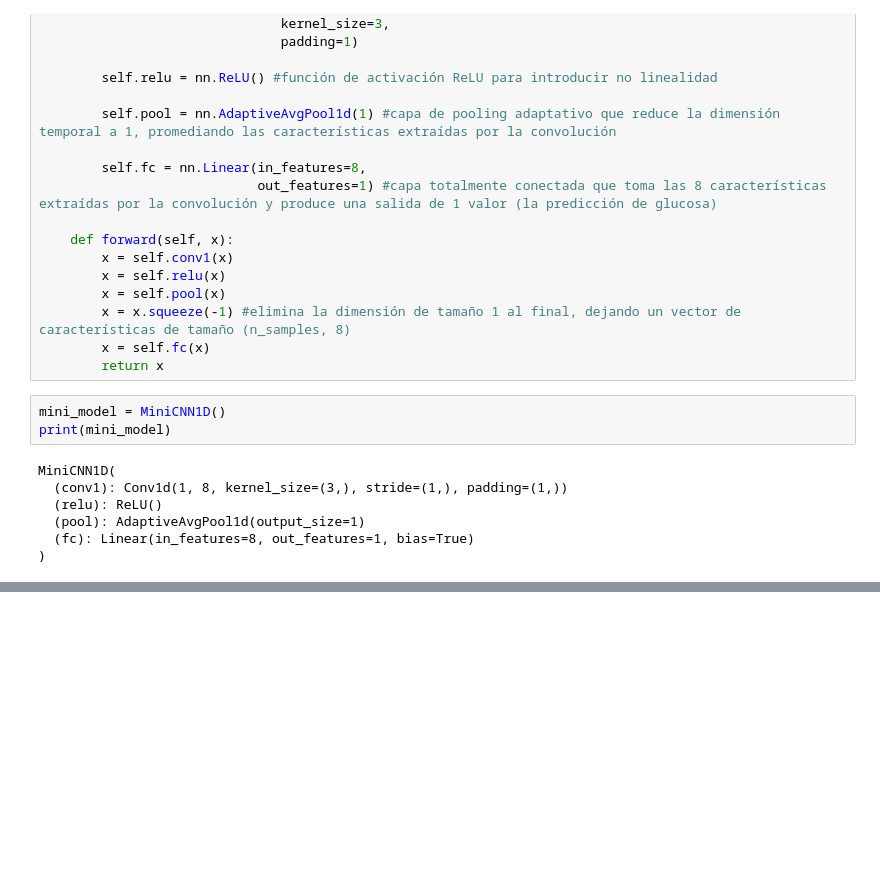
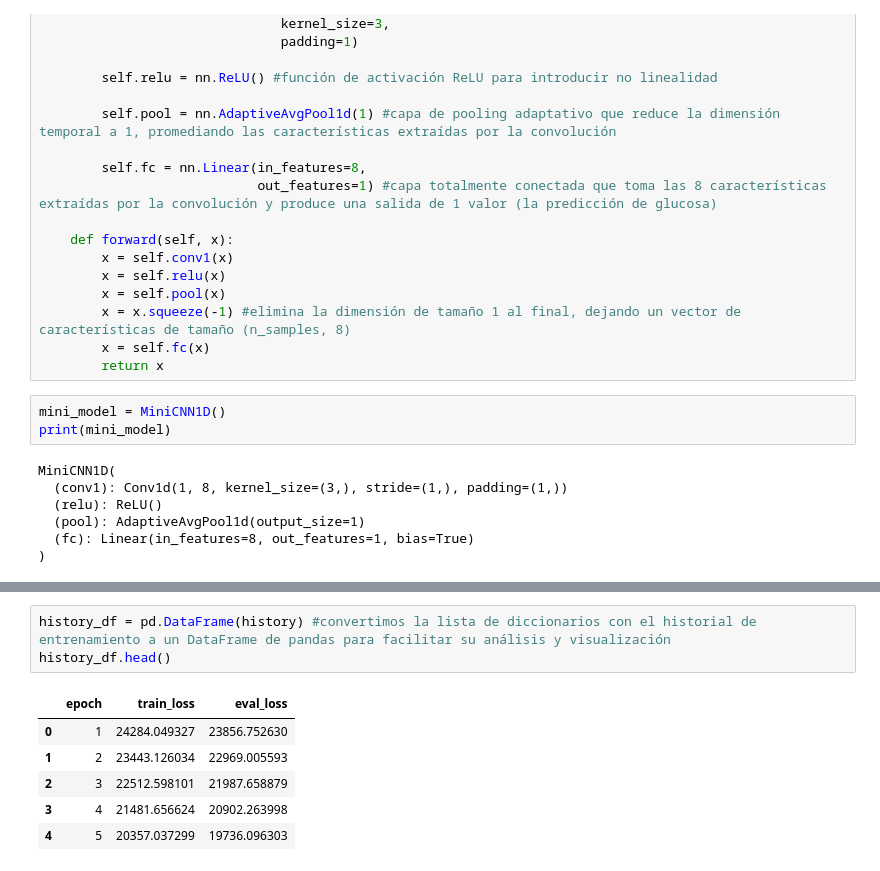
Before and after one commit to Axxel135/predict_bgl, a Jupyter notebook: notebooks/01_exploracion.ipynb, the cells around one changed output, grey strips where cells are left out. Saved outputs shown, nothing was run; the diff lists cells and outputs as text; blank space fills up the shorter version.

```diff
--- a/notebooks/01_exploracion.ipynb
+++ b/notebooks/01_exploracion.ipynb
@@ -846,0 +847,10 @@ for epoch in range(num_epochs):
+# %%
+history_df = pd.DataFrame(history) #convertimos la lista de diccionarios con el historial de entrenamiento a un DataFrame de pandas para facilitar su análisis y visualización
+history_df.head()
+# %% [output]
+|  | epoch | train_loss | eval_loss |
+| 0 | 1 | 24284.049327 | 23856.752630 |
+| 1 | 2 | 23443.126034 | 22969.005593 |
+| 2 | 3 | 22512.598101 | 21987.658879 |
+| 3 | 4 | 21481.656624 | 20902.263998 |
+| 4 | 5 | 20357.037299 | 19736.096303 |
```
Also changed, not shown: parts of 8 cells of this notebook.
